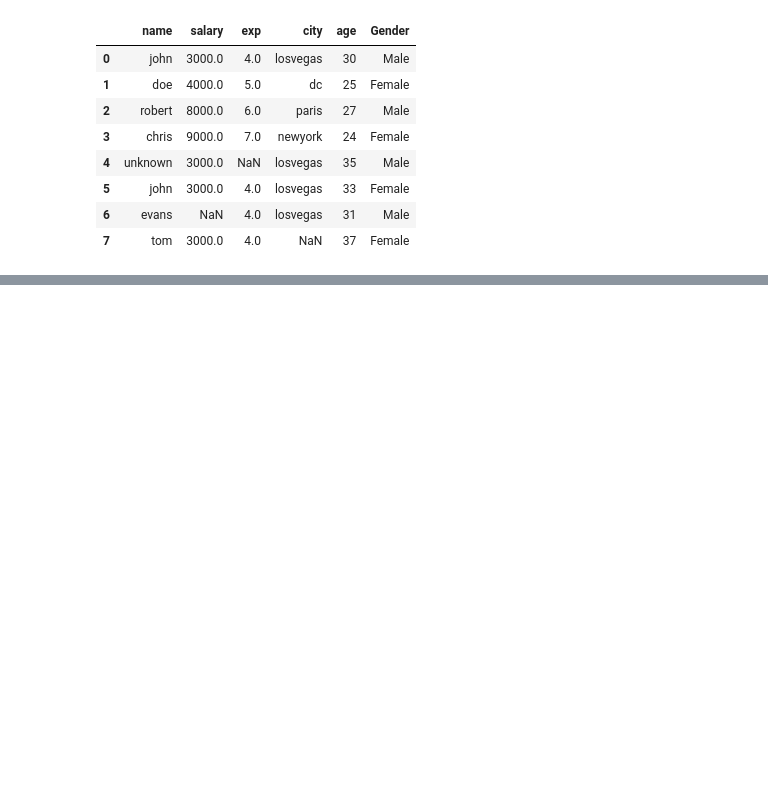
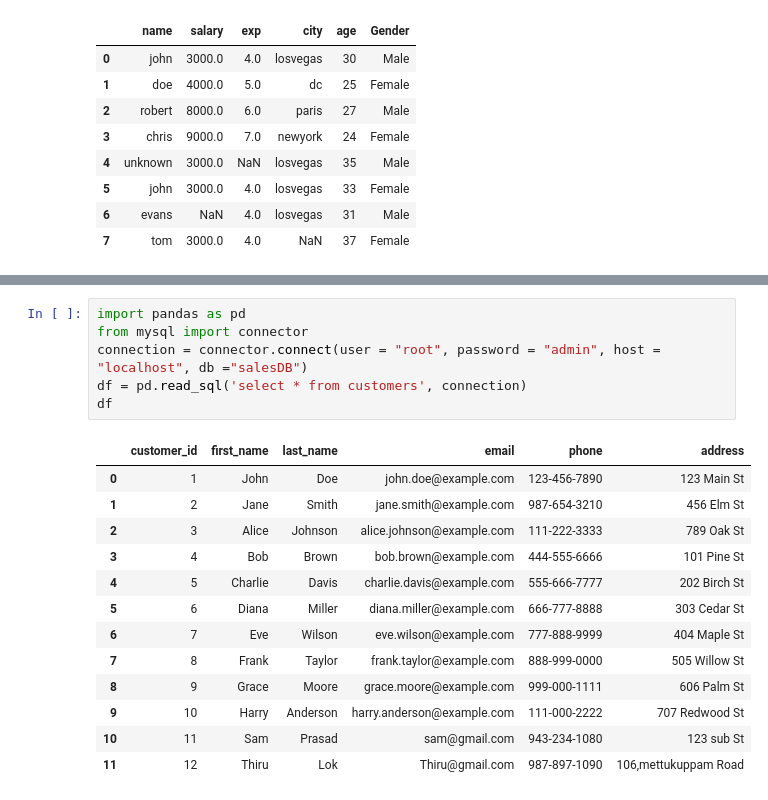
Before and after one commit to senthilkumarb0409/DATA_ANALYSIS_TopicsPractice, a Jupyter notebook: PythonPractice_github/fifthweek07042025_11042025.ipynb, the cells around one changed output, grey strips where cells are left out. Drawn from its saved outputs; the diff is of its cells as text; blank space fills up the shorter version.

```diff
--- a/PythonPractice_github/fifthweek07042025_11042025.ipynb
+++ b/PythonPractice_github/fifthweek07042025_11042025.ipynb
@@ -884,0 +986,20 @@ For example, when doing 'df[col].method(value, inplace=True)', try using 'df.met
+# %%
+import pandas as pd
+from mysql import connector
+connection = connector.connect(user = "root", password = "admin", host = "localhost", db ="salesDB")
+df = pd.read_sql('select * from customers', connection)
+df
+# %% [output]
+|  | customer_id | first_name | last_name | email | phone | address |
+| 0 | 1 | John | Doe | john.doe@example.com | 123-456-7890 | 123 Main St |
+| 1 | 2 | Jane | Smith | jane.smith@example.com | 987-654-3210 | 456 Elm St |
+| 2 | 3 | Alice | Johnson | alice.johnson@example.com | 111-222-3333 | 789 Oak St |
+| 3 | 4 | Bob | Brown | bob.brown@example.com | 444-555-6666 | 101 Pine St |
+| 4 | 5 | Charlie | Davis | charlie.davis@example.com | 555-666-7777 | 202 Birch St |
+| 5 | 6 | Diana | Miller | diana.miller@example.com | 666-777-8888 | 303 Cedar St |
+| 6 | 7 | Eve | Wilson | eve.wilson@example.com | 777-888-9999 | 404 Maple St |
+| 7 | 8 | Frank | Taylor | frank.taylor@example.com | 888-999-0000 | 505 Willow St |
+| 8 | 9 | Grace | Moore | grace.moore@example.com | 999-000-1111 | 606 Palm St |
+| 9 | 10 | Harry | Anderson | harry.anderson@example.com | 111-000-2222 | 707 Redwood St |
+| 10 | 11 | Sam | Prasad | sam@gmail.com | 943-234-1080 | 123 sub St |
+| 11 | 12 | Thiru | Lok | Thiru@gmail.com | 987-897-1090 | 106,mettukuppam Road |
```
Also changed, not shown: parts of 6 cells of this notebook.
